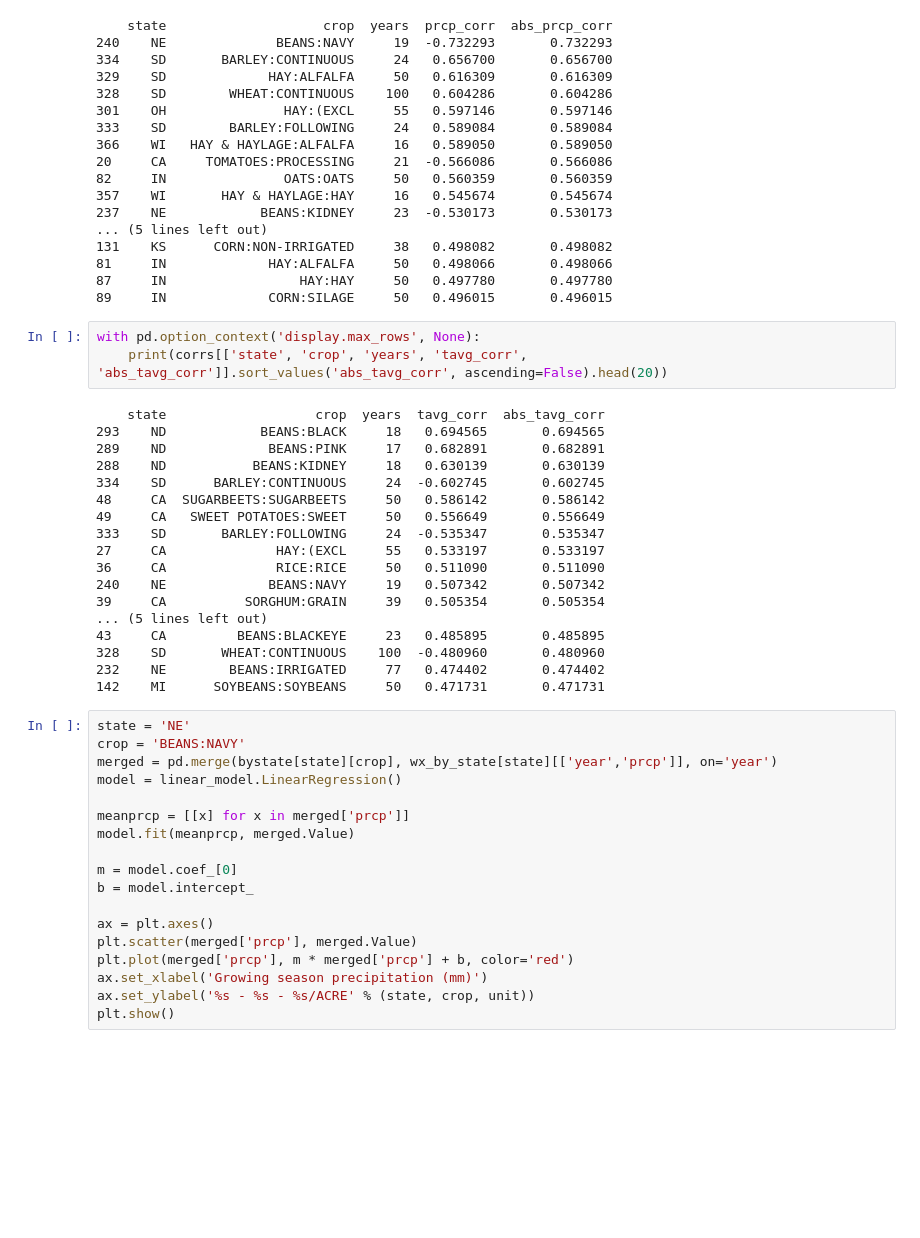
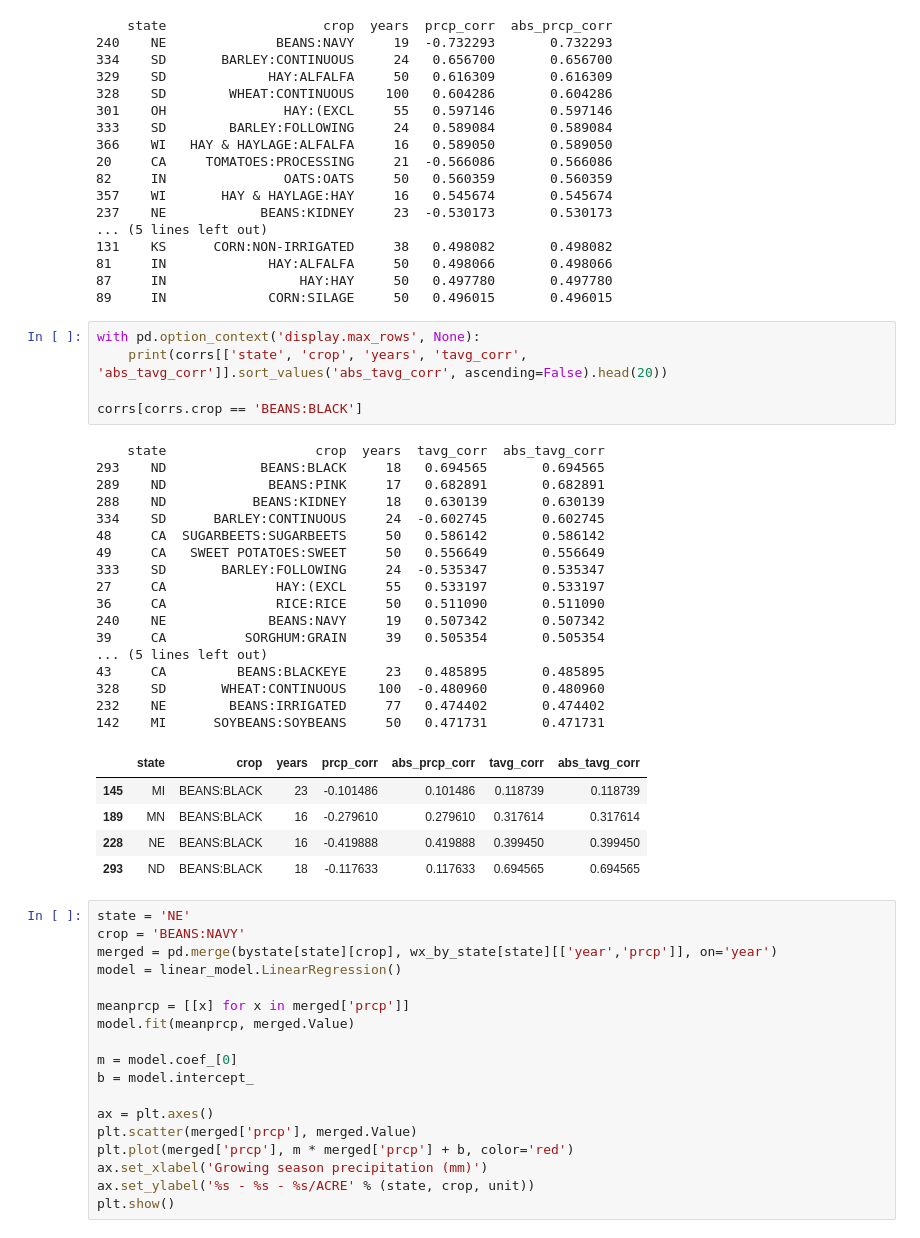
Before and after one commit to ucfjimg/CAP5610-project, a Jupyter notebook: scripts/DataExplore.ipynb, the cells around one changed output. Cells and saved outputs as stored; diff of their text form; blank space fills up the shorter version.

Commit message:
Show corr across state

```diff
--- a/scripts/DataExplore.ipynb
+++ b/scripts/DataExplore.ipynb
@@ -187,24 +187,31 @@ with pd.option_context('display.max_rows', None):
 # %%
 with pd.option_context('display.max_rows', None):
     print(corrs[['state', 'crop', 'years', 'tavg_corr', 'abs_tavg_corr']].sort_values('abs_tavg_corr', ascending=False).head(20))
+
+corrs[corrs.crop == 'BEANS:BLACK']
 # %% [output]
     state                   crop  years  tavg_corr  abs_tavg_corr
 293    ND            BEANS:BLACK     18   0.694565       0.694565
 289    ND             BEANS:PINK     17   0.682891       0.682891
 288    ND           BEANS:KIDNEY     18   0.630139       0.630139
 334    SD      BARLEY:CONTINUOUS     24  -0.602745       0.602745
 48     CA  SUGARBEETS:SUGARBEETS     50   0.586142       0.586142
 49     CA   SWEET POTATOES:SWEET     50   0.556649       0.556649
 333    SD       BARLEY:FOLLOWING     24  -0.535347       0.535347
 27     CA              HAY:(EXCL     55   0.533197       0.533197
 36     CA              RICE:RICE     50   0.511090       0.511090
 240    NE             BEANS:NAVY     19   0.507342       0.507342
 39     CA          SORGHUM:GRAIN     39   0.505354       0.505354
 ... (5 lines left out)
 43     CA         BEANS:BLACKEYE     23   0.485895       0.485895
 328    SD       WHEAT:CONTINUOUS    100  -0.480960       0.480960
 232    NE        BEANS:IRRIGATED     77   0.474402       0.474402
 142    MI      SOYBEANS:SOYBEANS     50   0.471731       0.471731
+|  | state | crop | years | prcp_corr | abs_prcp_corr | tavg_corr | abs_tavg_corr |
+| 145 | MI | BEANS:BLACK | 23 | -0.101486 | 0.101486 | 0.118739 | 0.118739 |
+| 189 | MN | BEANS:BLACK | 16 | -0.279610 | 0.279610 | 0.317614 | 0.317614 |
+| 228 | NE | BEANS:BLACK | 16 | -0.419888 | 0.419888 | 0.399450 | 0.399450 |
+| 293 | ND | BEANS:BLACK | 18 | -0.117633 | 0.117633 | 0.694565 | 0.694565 |
 # %%
 state = 'NE'
 crop = 'BEANS:NAVY'
```
